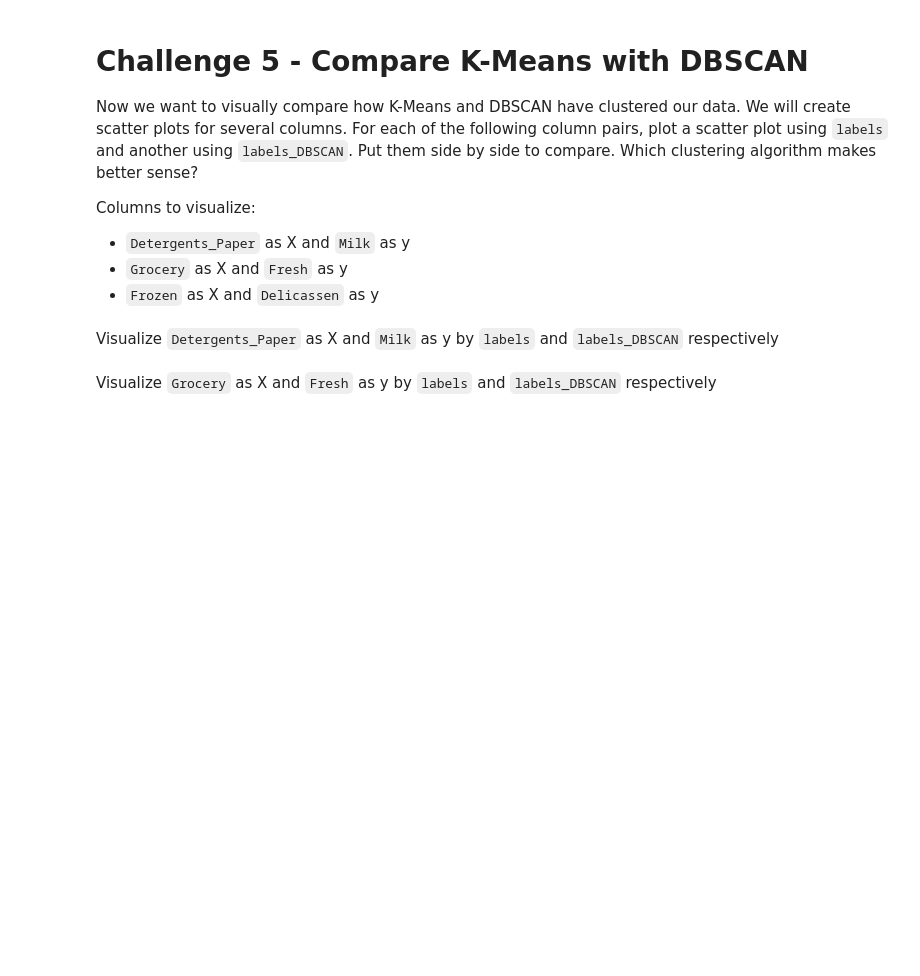
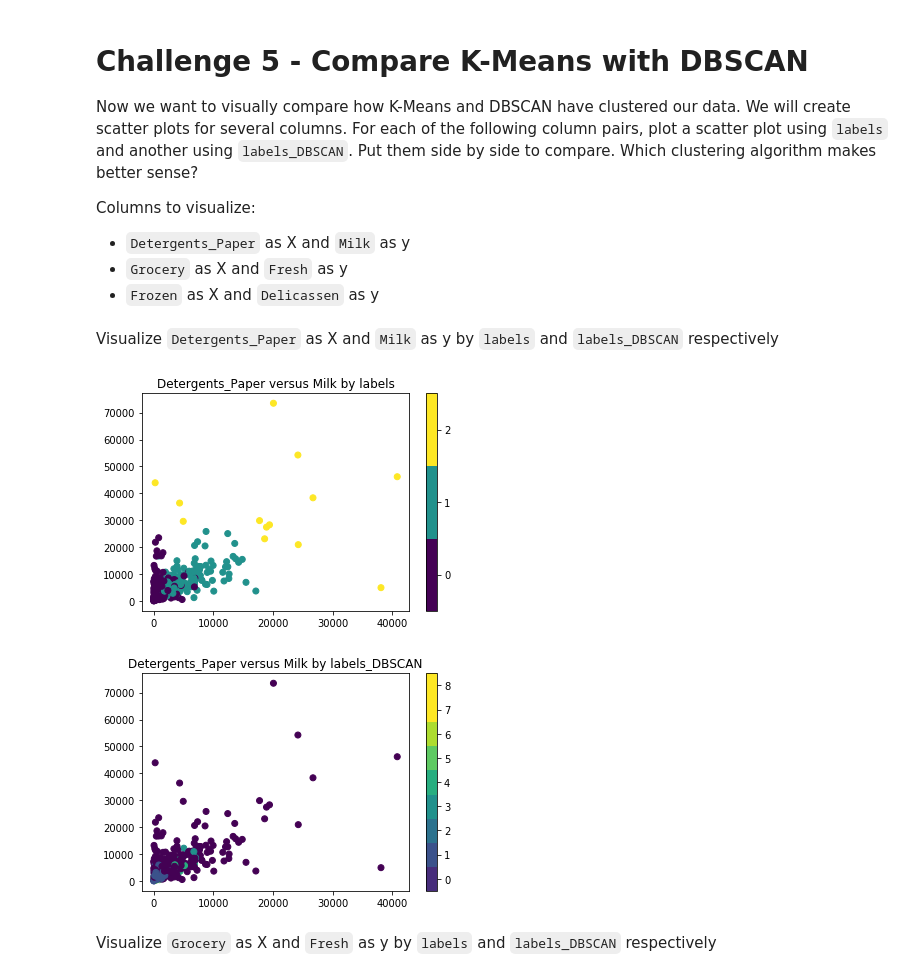
Before and after one commit to almsasantos/dataptmad1019, a Jupyter notebook: module-3/lab-unsupervised-learning/your-code/main.ipynb, the cells around one changed output. Cells and saved outputs as stored; diff of their text form; code cells hidden in the pictures; blank space fills up the shorter version.

```diff
--- a/module-3/lab-unsupervised-learning/your-code/main.ipynb
+++ b/module-3/lab-unsupervised-learning/your-code/main.ipynb
@@ -58,10 +166,11 @@ Diverse value ranges in different features could cause issues in our clustering.
 *After scaling your data, assign the transformed data to a new variable `customers_scale`.*
 # %%
 # Your import here:
-
 from sklearn.preprocessing import StandardScaler
 
 # Your code here:
+scaler = StandardScaler()
+customers_scale = scaler.fit_transform(customers)
 # %% [markdown]
 # Challenge 3 - Data Clustering with K-Means
 
@@ -70,0 +178,5 @@ Now let's cluster the data with K-Means first. Initiate the K-Means model, then
+# %%
+# Your code here:
+from sklearn.cluster import KMeans
+kmeans = KMeans(n_clusters=3, random_state=0).fit(customers_scale)
+customers['labels'] = kmeans.labels_
@@ -80,0 +206,6 @@ Now let's cluster the data using DBSCAN. Use `DBSCAN(eps=0.5)` to initiate the m
+# %%
+# Your code here
+from sklearn.cluster import DBSCAN
+model_dbscan = DBSCAN(eps=0.5).fit(customers_scale)
+customers['labels_DBSCAN'] = model_dbscan.labels_
+customers.head()
@@ -99,2 +247,18 @@ Visualize `Detergents_Paper` as X and `Milk` as y by `labels` and `labels_DBSCAN
+# %%
+# Your code here:
+unique_labels = customers['labels']
+unique_dbscan_labels = customers['labels_DBSCAN']
+
+plt.scatter(customers['Detergents_Paper'], customers['Milk'], c=unique_labels)
+plt.colorbar(boundaries=np.arange(len(np.unique(unique_labels))+1)-0.5).set_ticks(np.arange(len(np.unique(unique_labels))))
+plt.title('Detergents_Paper versus Milk by labels')
+plt.show()
+plt.scatter(customers['Detergents_Paper'], customers['Milk'], c=unique_dbscan_labels)
+plt.colorbar(boundaries=np.arange(len(np.unique(unique_dbscan_labels))+1)-0.5).set_ticks(np.arange(len(np.unique(unique_dbscan_labels))))
+plt.title('Detergents_Paper versus Milk by labels_DBSCAN')
+plt.show()
+# %% [output]
+[figure, added]
+[figure, added]
 # %% [markdown]
 Visualize `Grocery` as X and `Fresh` as y by `labels` and `labels_DBSCAN` respectively
```
Also changed, not shown: parts of 32 cells of this notebook.
